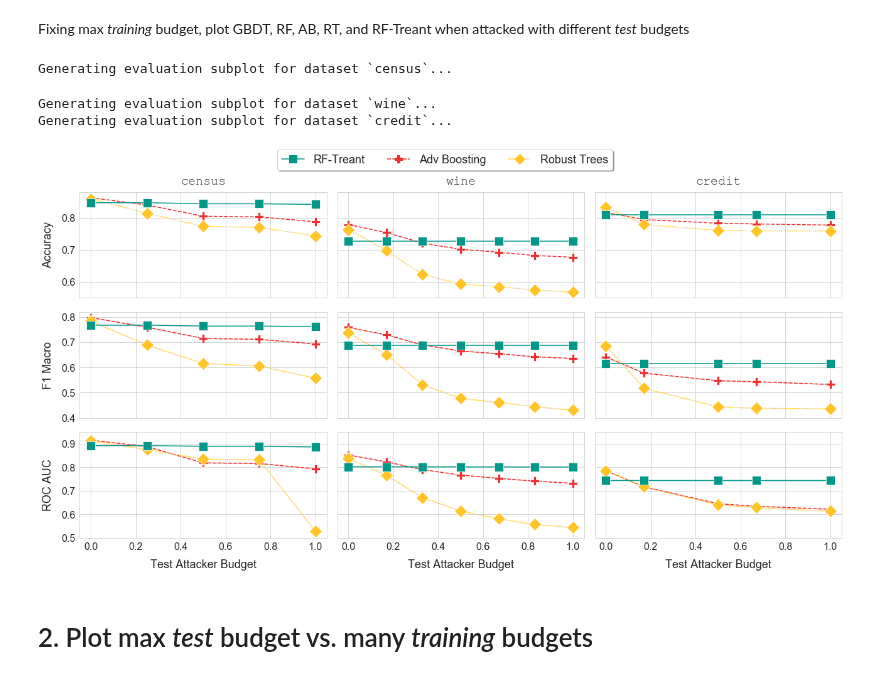
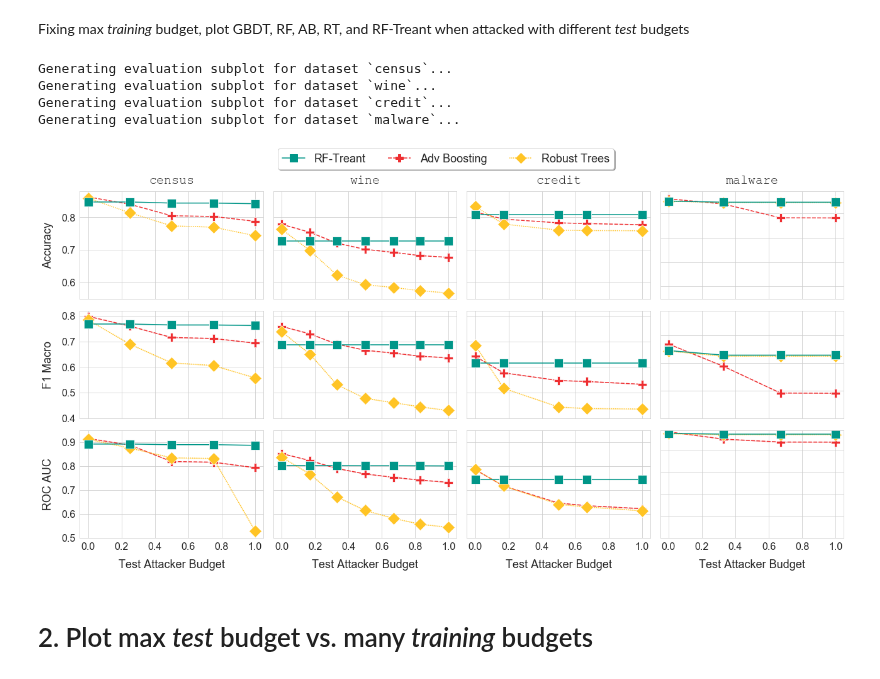
Before and after one commit to gtolomei/treant, a Jupyter notebook: src/plotting.ipynb, the cells around one changed output. Cells and saved outputs as stored; diff of their text form; code cells hidden in the pictures.

```diff
--- a/src/plotting.ipynb
+++ b/src/plotting.ipynb
@@ -16,11 +16,11 @@ import seaborn as sns
 # %% [markdown]
 # Load evaluation results
 # %%
-DATASET_NAMES = ["census", "wine", "credit"]
+DATASET_NAMES = ["census", "wine", "credit","malware"]
 EVAL_MODELS = dict([(dn, pd.read_csv("../out/eval/{}.csv".format(dn), sep=",")) for dn in DATASET_NAMES])
 EVAL_METRICS = ["Accuracy", "F1 Macro", "ROC AUC"]
 
-DATASET_CLEAN_NAMES = {"census": "census", "wine":"wine", "credit": "credit"}
+DATASET_CLEAN_NAMES = {"census": "census", "wine":"wine", "credit": "credit","malware":"malware"}
 
 STD_MODELS = ["GBDT", "Random Forest"]
 ROBUST_MODELS = ["Adv Boosting", "Robust Trees", "RF-Treant"]
@@ -188,7 +162,7 @@ def plot_all(eval_models, eval_metrics, models, dataset_names, x, max_budget, y_
     sns.set_style("whitegrid")
 
     fig, axes = plt.subplots(nrows=3,
-                             ncols=3,
+                             ncols=4,
                              sharex=True,
                              sharey=y_lims==None,
                              figsize=(18, 9))
@@ -229,22 +203,25 @@ Fixing max _training_ budget, plot GBDT, RF, AB, RT, and RF-Treant when attacked
 # %%
 y_lims = [ [(.55,.88),(.4,.82),(.5,.95) ] ,
            [(.55,.88),(.4,.82),(.5,.95) ] ,
-           [(.55,.88),(.4,.82),(.5,.95) ] ]
+           [(.55,.88),(.4,.82),(.5,.95) ],
+           [(.55,.99),(.6,.99),(.5,.99) ]
+         ]
 #y_lims = None
 
 plot_all(EVAL_MODELS,
          EVAL_METRICS,
          ROBUST_MODELS, #ALL_MODELS
          DATASET_CLEAN_NAMES,
          x="Test Budget Norm",
          max_budget="Training Budget",
          y_lims=y_lims
         )
 # %% [output]
 Generating evaluation subplot for dataset `census`...
+Generating evaluation subplot for dataset `wine`...
+Generating evaluation subplot for dataset `credit`...
+Generating evaluation subplot for dataset `malware`...
-Generating evaluation subplot for dataset `wine`...
-Generating evaluation subplot for dataset `credit`...
-[figure, old version]
+[figure, new version]
 # %% [markdown]
 # 2. Plot max _test_ budget vs. many _training_ budgets
 # %% [markdown]
```
Also changed, not shown: parts of 15 cells of this notebook.
